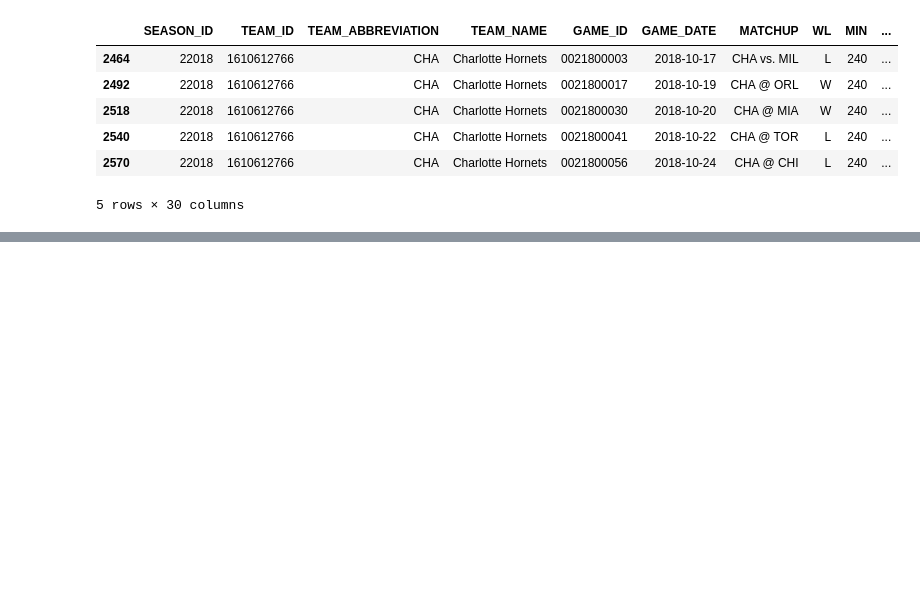
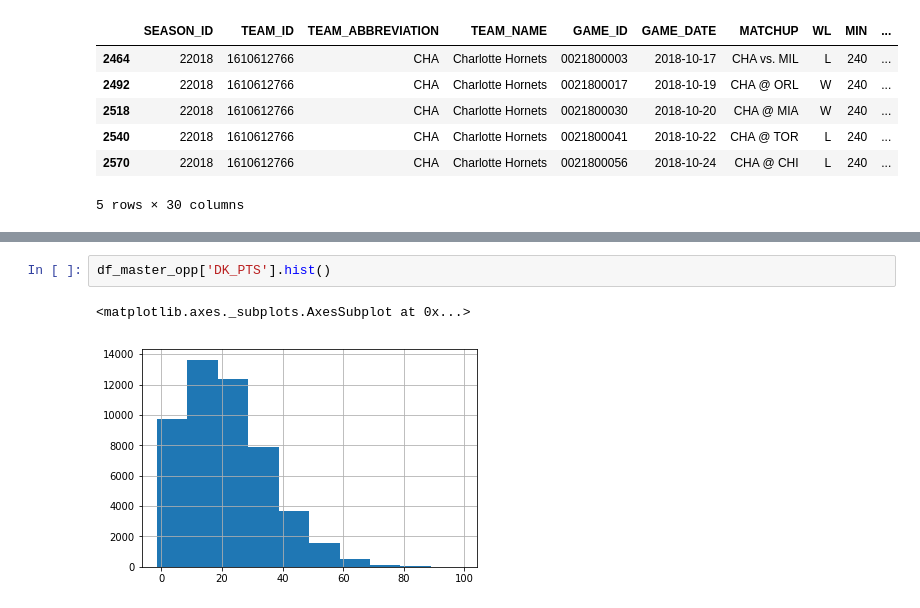
Before and after one commit to jcTTP3/nba_score_prediction, a Jupyter notebook: nba_db.ipynb, the cells around one changed output, grey strips where cells are left out. Cells and saved outputs as stored; diff of their text form; blank space fills up the shorter version.

```diff
--- a/nba_db.ipynb
+++ b/nba_db.ipynb
@@ -558,3 +579,8 @@ Index(['GAME_ID', 'TEAM_ID_x', 'TEAM_ABBREVIATION', 'TEAM_CITY', 'PLAYER_ID',
+# %%
+df_master_opp['DK_PTS'].hist()
+# %% [output]
+<matplotlib.axes._subplots.AxesSubplot at 0x...>
+[figure, added]
 # %%
 import matplotlib.pyplot as plt
 import seaborn as sns
```
Also changed, not shown: parts of 31 cells of this notebook.
